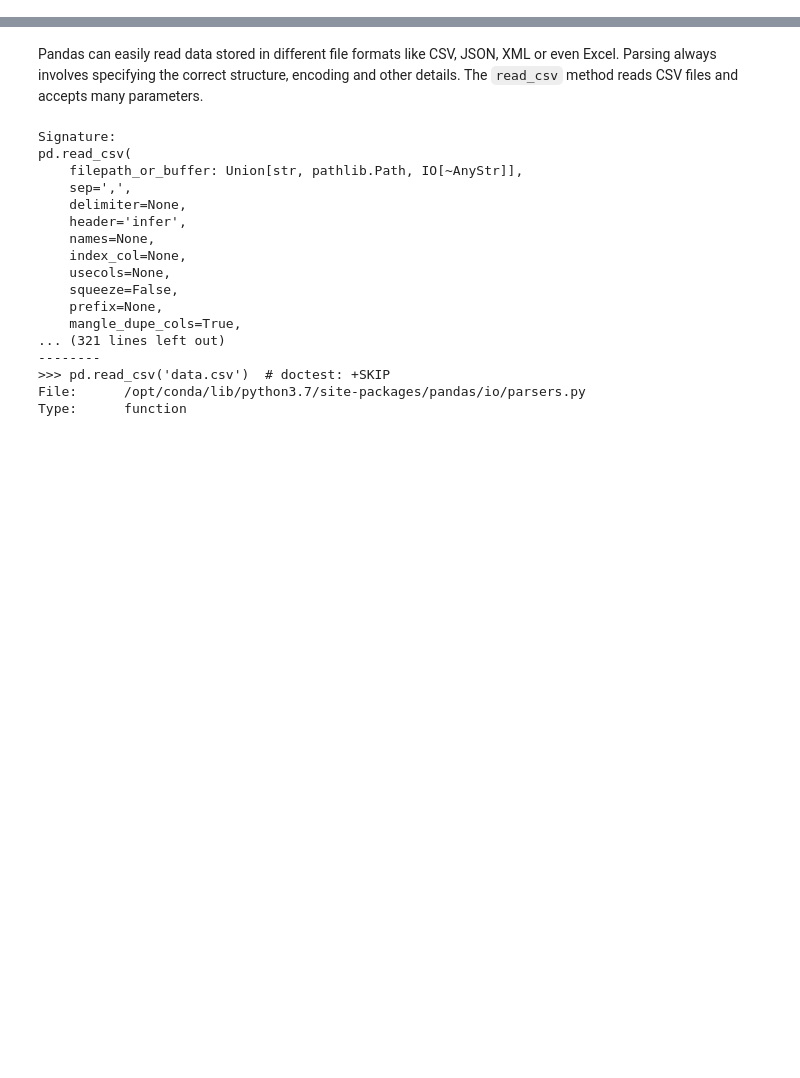
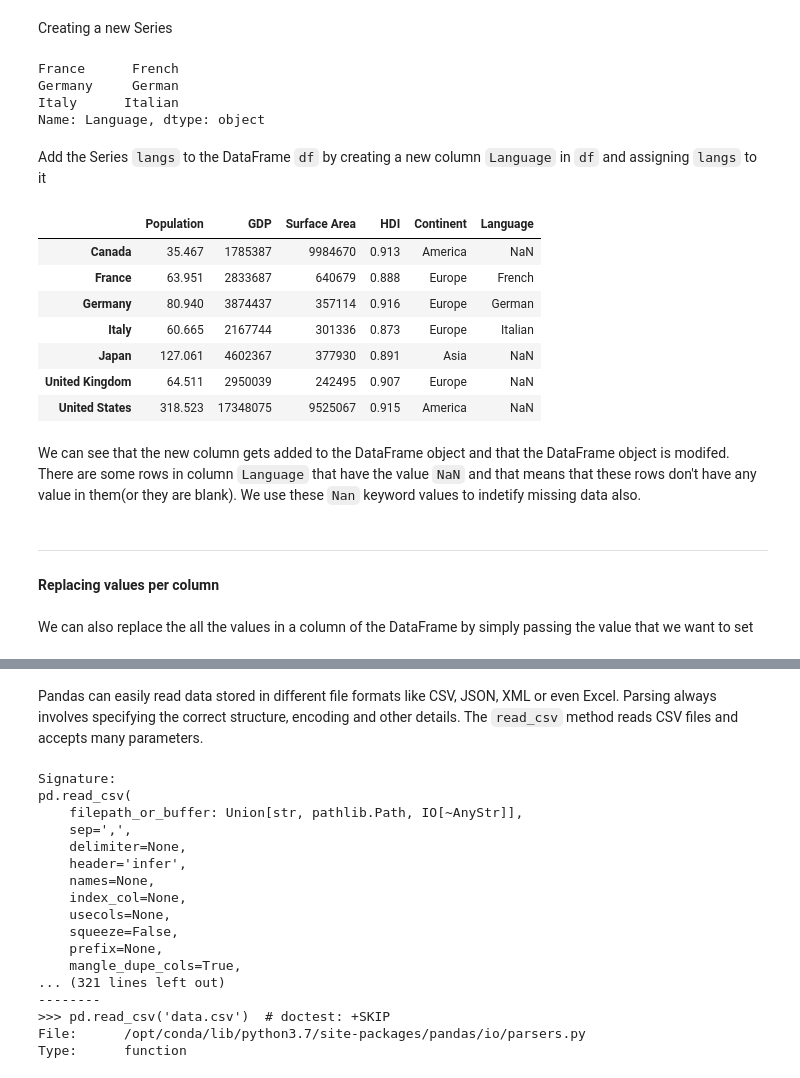
Before and after one commit to aviralwal/learning, a Jupyter notebook: Python/3 - Pandas.ipynb, the cells around one changed output, grey strips where cells are left out. Saved outputs shown, nothing was run; the diff lists cells and outputs as text; code cells hidden in the pictures; blank space fills up the shorter version.

```diff
--- a/Data Analysis/4 - Pandas - 3 - Reading CSV and Basic Plotting.ipynb
+++ b/Python/3 - Pandas.ipynb
@@ -6,0 +562,10 @@
+# %%
+df.index = [
+    'Canada',
+    'France',
+    'Germany',
+    'Italy',
+    'Japan',
+    'United Kingdom',
+    'United States',
+]
@@ -6,0 +1075,37 @@
+# %% [markdown]
+Creating a new Series
+# %%
+langs = pd.Series(
+    ['French', 'German', 'Italian'],
+    index=['France', 'Germany', 'Italy'],
+    name='Language'
+)
+# %%
+langs
+# %% [output]
+France      French
+Germany     German
+Italy      Italian
+Name: Language, dtype: object
+# %% [markdown]
+Add the Series `langs` to the DataFrame `df` by creating a new column `Language` in `df` and assigning `langs` to it
+# %%
+df['Language'] = langs
+# %%
+df
+# %% [output]
+|  | Population | GDP | Surface Area | HDI | Continent | Language |
+| Canada | 35.467 | 1785387 | 9984670 | 0.913 | America | NaN |
+| France | 63.951 | 2833687 | 640679 | 0.888 | Europe | French |
+| Germany | 80.940 | 3874437 | 357114 | 0.916 | Europe | German |
+| Italy | 60.665 | 2167744 | 301336 | 0.873 | Europe | Italian |
+| Japan | 127.061 | 4602367 | 377930 | 0.891 | Asia | NaN |
+| United Kingdom | 64.511 | 2950039 | 242495 | 0.907 | Europe | NaN |
+| United States | 318.523 | 17348075 | 9525067 | 0.915 | America | NaN |
+# %% [markdown]
+We can see that the new column gets added to the DataFrame object and that the DataFrame object is modifed. There are some rows in column `Language` that have the value `NaN` and that means that these rows don't have any value in them(or they are blank). We use these `Nan` keyword values to indetify missing data also.
+# %% [markdown]
+---
+#### Replacing values per column
+# %% [markdown]
+We can also replace the all the values in a column of the DataFrame by simply passing the value that we want to set
```
Also changed, not shown: parts of 233 cells of this notebook, 34 other files.
